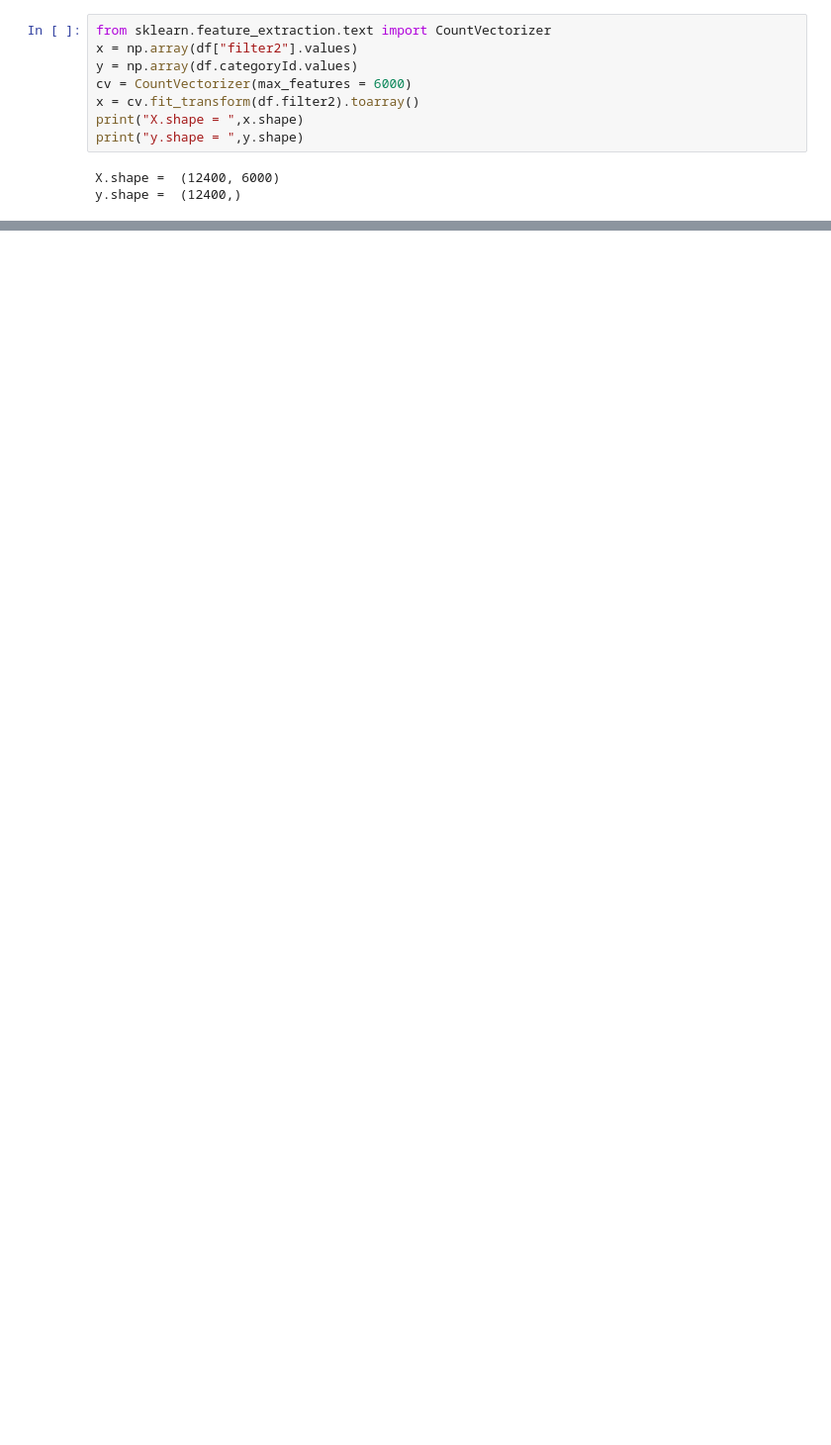
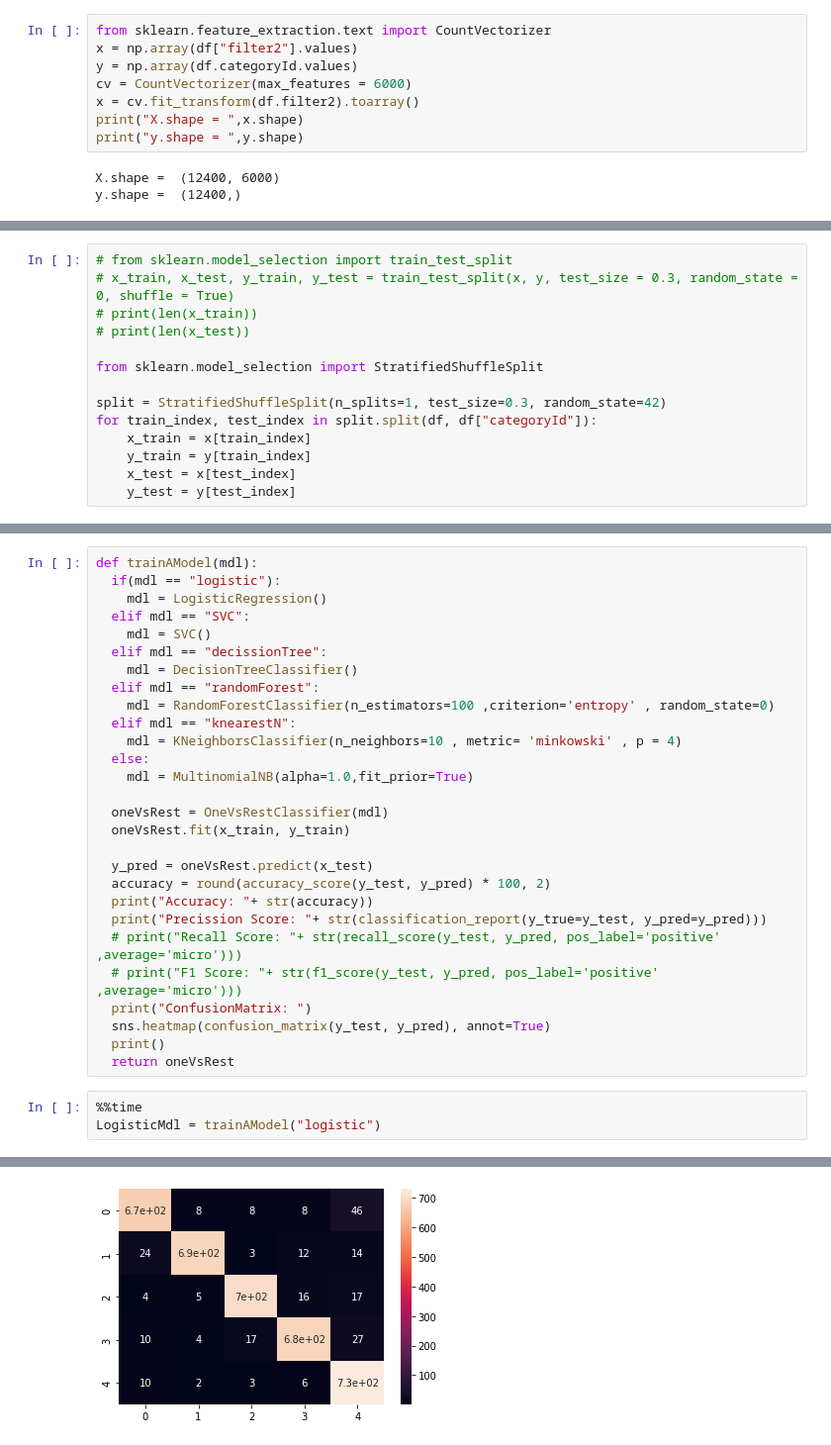
Before and after one commit to adigapranava/ML_Project, a Jupyter notebook: NEWS_ML_PROJECTS.ipynb, the cells around one changed output, grey strips where cells are left out. Shown at 99% size. Cells and saved outputs as stored; diff of their text form; blank space fills up the shorter version.

Commit message:
Trained 4 models

```diff
--- a/NEWS_ML_PROJECTS.ipynb
+++ b/NEWS_ML_PROJECTS.ipynb
@@ -540,0 +417,14 @@ accuracy
+# %%
+# from sklearn.model_selection import train_test_split
+# x_train, x_test, y_train, y_test = train_test_split(x, y, test_size = 0.3, random_state = 0, shuffle = True)
+# print(len(x_train))
+# print(len(x_test))
+
+from sklearn.model_selection import StratifiedShuffleSplit
+
+split = StratifiedShuffleSplit(n_splits=1, test_size=0.3, random_state=42)
+for train_index, test_index in split.split(df, df["categoryId"]):
+    x_train = x[train_index]
+    y_train = y[train_index]
+    x_test = x[test_index]
+    y_test = y[test_index]
@@ -540,0 +456,32 @@ accuracy
+# %%
+def trainAModel(mdl):
+  if(mdl == "logistic"):
+    mdl = LogisticRegression()
+  elif mdl == "SVC":
+    mdl = SVC()
+  elif mdl == "decissionTree":
+    mdl = DecisionTreeClassifier()
+  elif mdl == "randomForest":
+    mdl = RandomForestClassifier(n_estimators=100 ,criterion='entropy' , random_state=0)
+  elif mdl == "knearestN":
+    mdl = KNeighborsClassifier(n_neighbors=10 , metric= 'minkowski' , p = 4)
+  else:
+    mdl = MultinomialNB(alpha=1.0,fit_prior=True)
+
+  oneVsRest = OneVsRestClassifier(mdl)
+  oneVsRest.fit(x_train, y_train)
+
+  y_pred = oneVsRest.predict(x_test)
+  accuracy = round(accuracy_score(y_test, y_pred) * 100, 2)
+  print("Accuracy: "+ str(accuracy))
+  print("Precission Score: "+ str(classification_report(y_true=y_test, y_pred=y_pred)))
+  # print("Recall Score: "+ str(recall_score(y_test, y_pred, pos_label='positive' ,average='micro')))
+  # print("F1 Score: "+ str(f1_score(y_test, y_pred, pos_label='positive' ,average='micro')))
+  print("ConfusionMatrix: ")
+  sns.heatmap(confusion_matrix(y_test, y_pred), annot=True)
+  print()
+  return oneVsRest
+# %%
+%%time
+LogisticMdl = trainAModel("logistic")
+# %% [output]
@@ -540,0 +505 @@ accuracy
+[figure, added]
```
Also changed, not shown: parts of 70 cells of this notebook.
